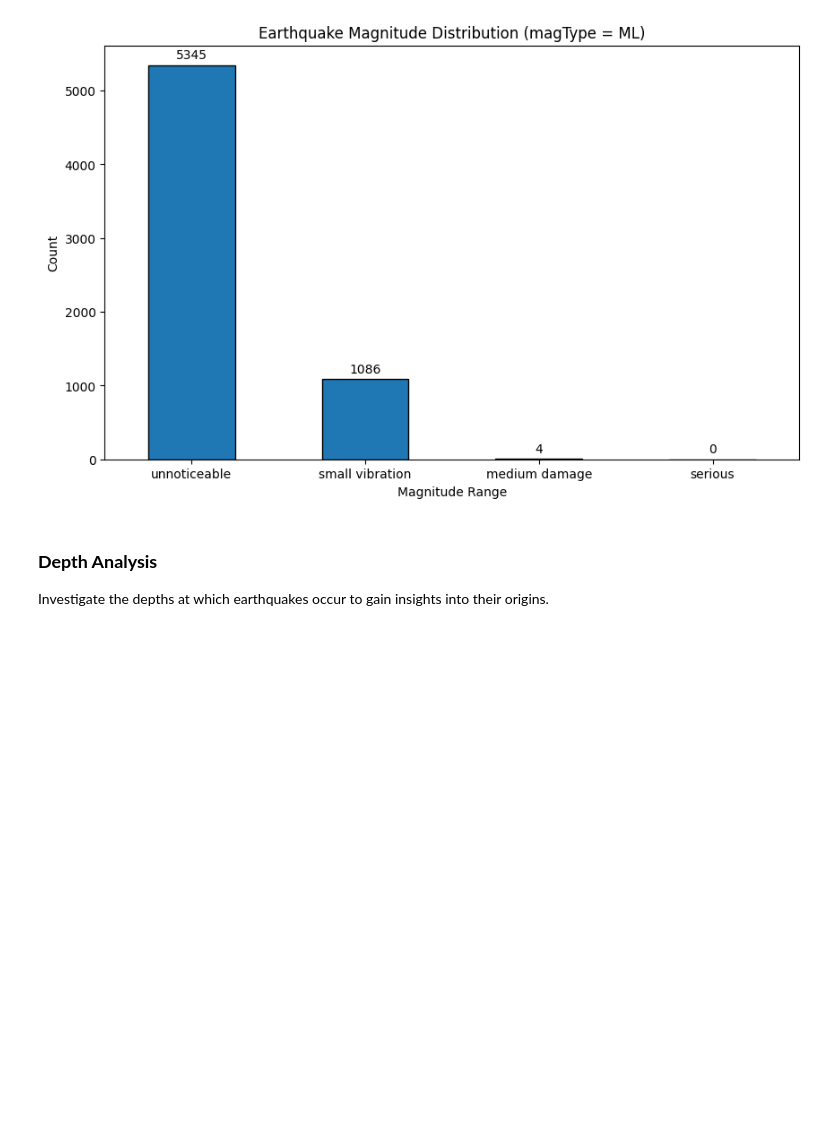
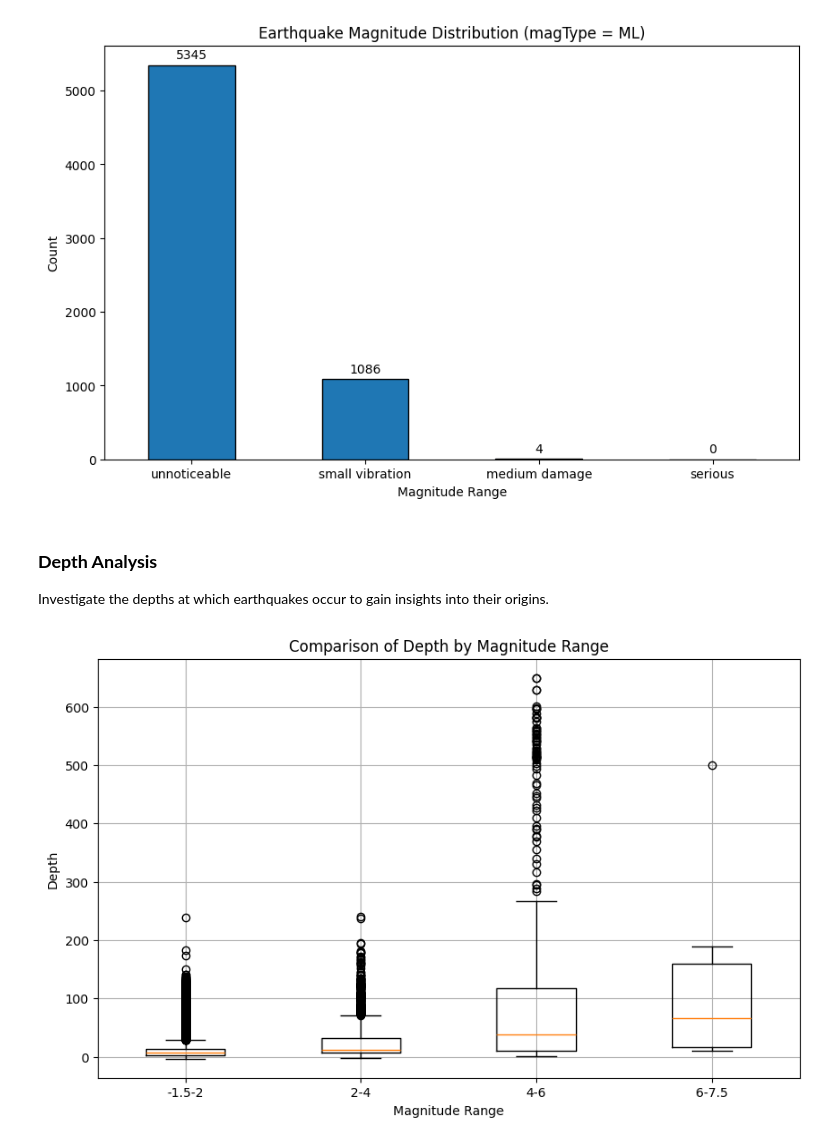
Before and after one commit to kieranthakkar/data_science, a Jupyter notebook: assignments/Week3/earthquakeNotebook.ipynb, the cells around one changed output. Cells and saved outputs as stored; diff of their text form; code cells hidden in the pictures; blank space fills up the shorter version.

Commit message:
Boxplot generation

```diff
--- a/assignments/Week3/earthquakeNotebook.ipynb
+++ b/assignments/Week3/earthquakeNotebook.ipynb
@@ -118,3 +118,30 @@ plt.show()
 
 ### **Depth Analysis**
 Investigate the depths at which earthquakes occur to gain insights into their origins.
+# %%
+# To compare depth with magnitude we will use the already established ranges used for magnitude distribution (above)
+# For this to work we need to use a list of tuples containing min and max values within each range
+range_tuples = [(-1.5,2), (2,4), (4,6), (6,7.5)]
+
+# Initialise an empty list to populate with a FOR loop.
+depths_by_mag_range = []
+
+for mag_range in range_tuples:
+    min_mag, max_mag = mag_range
+
+    # Filter for earthquakes within the current magnitude range
+    filtered = df[(df['mag'] >= min_mag) & (df['mag'] < max_mag)]
+
+    # Append depths to the list
+    depths_by_mag_range.append(filtered['depth'])
+
+# Boxplot generation
+plt.figure(figsize=(10, 6))
+plt.boxplot(depths_by_mag_range, labels=[f'{min_mag}-{max_mag}' for min_mag, max_mag in range_tuples])
+plt.xlabel('Magnitude Range')
+plt.ylabel('Depth')
+plt.title('Comparison of Depth by Magnitude Range')
+plt.grid(True, which='both')
+plt.show()
+# %% [output]
+[figure, added]
```
Also changed, not shown: parts of 1 cell of this notebook.
